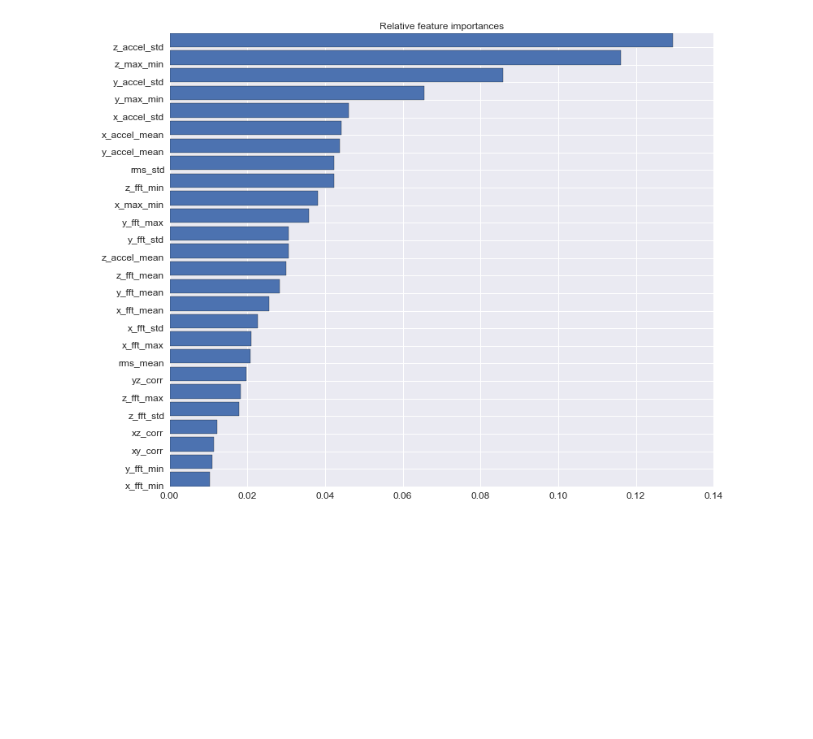
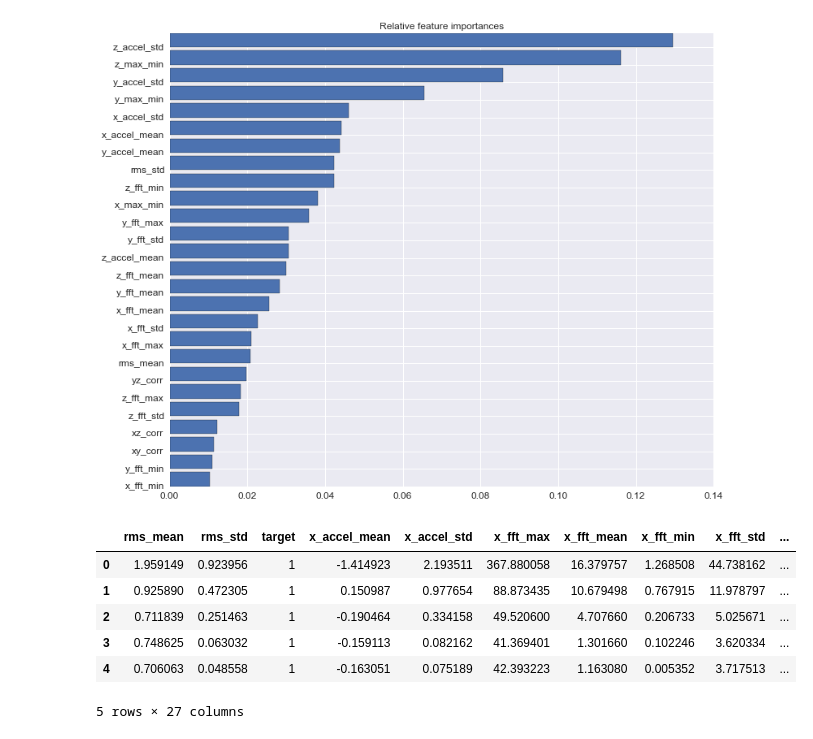
Before and after one commit to sepehr125/activity-recognition, a Jupyter notebook: notebooks/Modeling-RF.ipynb, the cells around one changed output. Cells and saved outputs as stored; diff of their text form; code cells hidden in the pictures; blank space fills up the shorter version.

```diff
--- a/notebooks/Modeling-RF.ipynb
+++ b/notebooks/Modeling-RF.ipynb
@@ -204,6 +206,8 @@ Try using .loc[row_indexer,col_indexer] = value instead
 
 See the caveats in the documentation: http://pandas.pydata.org/pandas-docs/stable/indexing.html#indexing-view-versus-copy
   self[k1] = value[k2]
+# %%
+feature_matrix_df = pickle.load(open("../data/engineered/features.pkl", 'rb'))
 # %%
 X = feature_matrix_df.drop('target', axis=1)
 y = feature_matrix_df['target']
@@ -247,4 +255,14 @@ plot_feature_importances(rf, list(X.columns))
 with open('feature_matrix.pkl', 'wb') as f:
     pickle.dump(feature_matrix, f)
 # %%
-test_mat = pickle.load(open('feature_matrix.pkl', 'rb'))
+test_mat = pickle.load(open('../data/engineered/features.pkl', 'rb'))
+# %%
+test_mat.head()
+# %% [output]
+|  | rms_mean | rms_std | target | x_accel_mean | x_accel_std | x_fft_max | x_fft_mean | x_fft_min | x_fft_std | ... |
+| 0 | 1.959149 | 0.923956 | 1 | -1.414923 | 2.193511 | 367.880058 | 16.379757 | 1.268508 | 44.738162 | ... |
+| 1 | 0.925890 | 0.472305 | 1 | 0.150987 | 0.977654 | 88.873435 | 10.679498 | 0.767915 | 11.978797 | ... |
+| 2 | 0.711839 | 0.251463 | 1 | -0.190464 | 0.334158 | 49.520600 | 4.707660 | 0.206733 | 5.025671 | ... |
+| 3 | 0.748625 | 0.063032 | 1 | -0.159113 | 0.082162 | 41.369401 | 1.301660 | 0.102246 | 3.620334 | ... |
+| 4 | 0.706063 | 0.048558 | 1 | -0.163051 | 0.075189 | 42.393223 | 1.163080 | 0.005352 | 3.717513 | ... |
+5 rows × 27 columns
```
Also changed, not shown: parts of 2 cells of this notebook, 20 other files.
